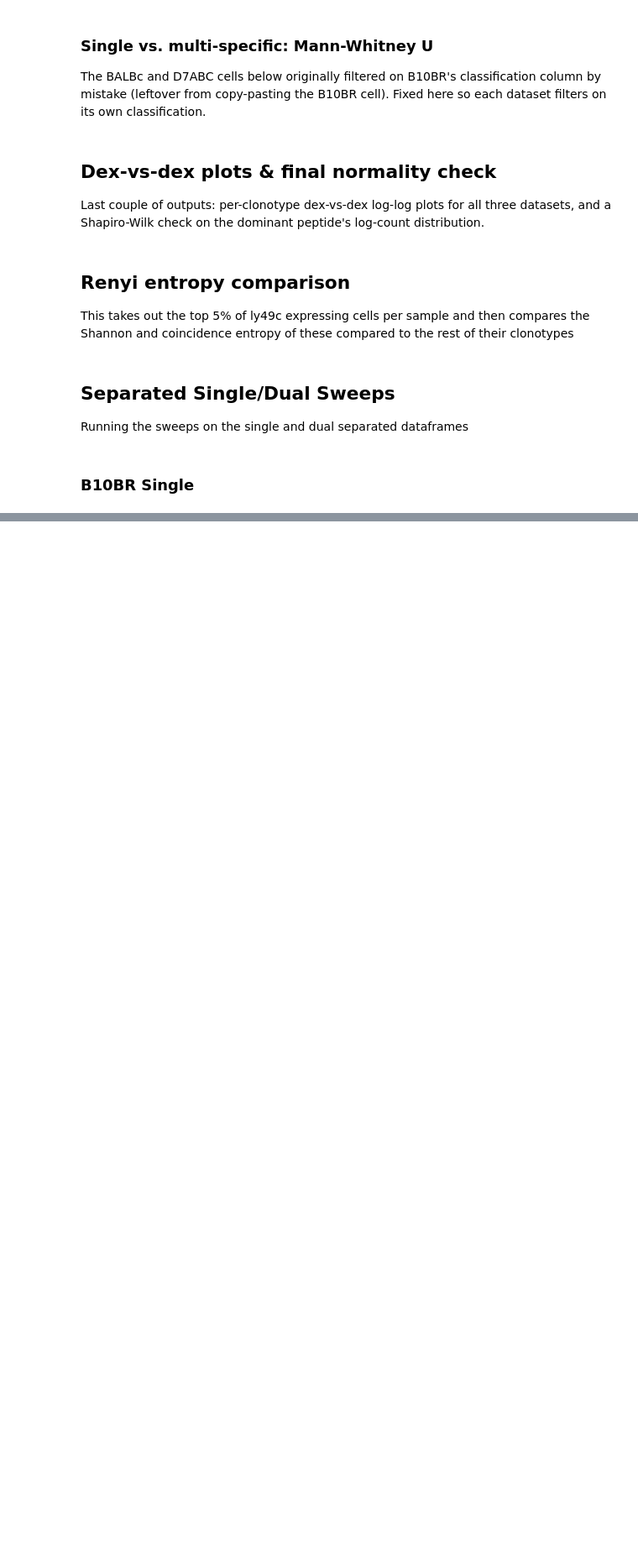
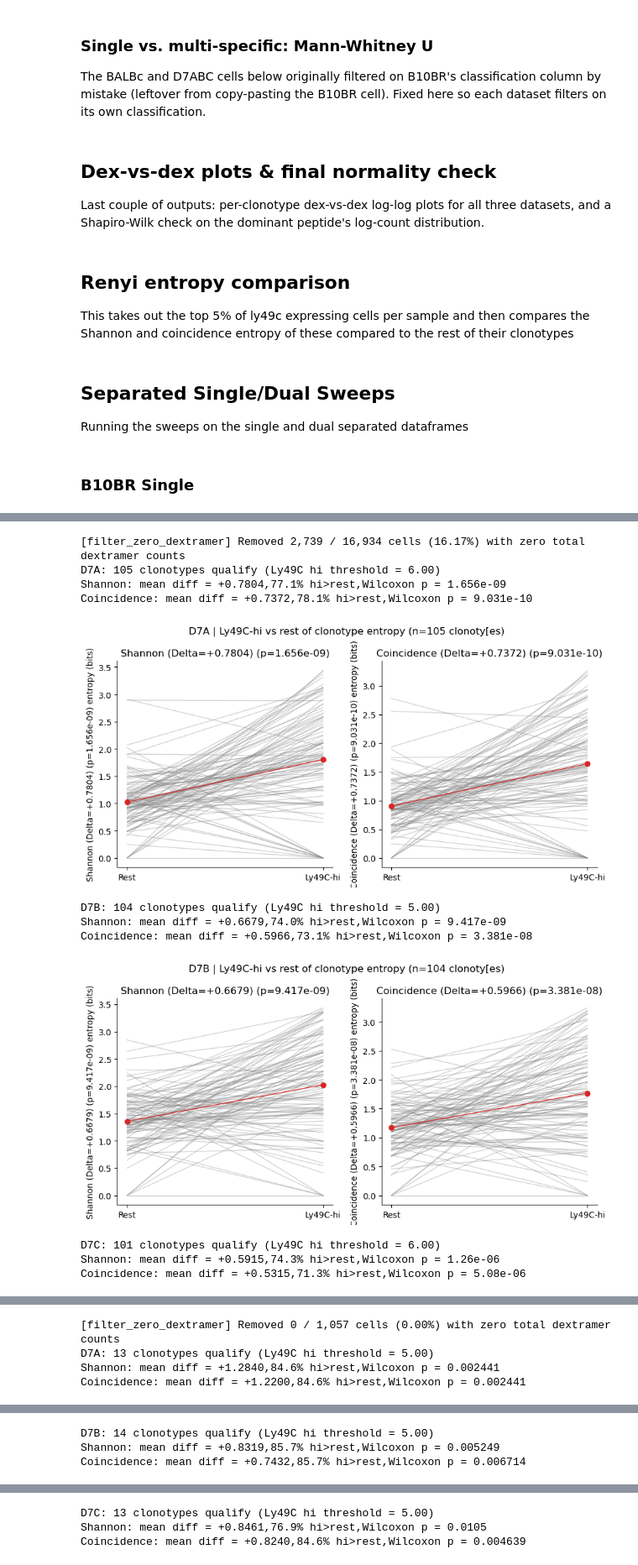
Before and after one commit to kingchalapati/Masters-Project, a Jupyter notebook: COMPARISON_3_FINAL.ipynb, the cells around one changed output, grey strips where cells are left out. Shown at 84% size. Drawn from its saved outputs; the diff is of its cells as text; code cells hidden in the pictures; blank space fills up the shorter version.

```diff
--- a/COMPARISON_3_FINAL.ipynb
+++ b/COMPARISON_3_FINAL.ipynb
@@ -4772,0 +4769,43 @@ Coincidence: mean diff = +0.1520,61.5% hi>rest,Wilcoxon p = 0.1227
+# %%
+results_d7abc = ly49c_hi_vs_rest_entropy(
+    df=df_d7abc_singles,
+    ct_col=CT_COL,
+    sample_col=SAMPLE_COL,
+    ly49c_col=LY49C_COL,
+    markers=markers_b10br,
+    single_or_dual='single',
+    samples=['D7A', 'D7B', 'D7C']
+)
+
+results_d7abc = ly49c_hi_vs_rest_entropy(
+    df=df_d7abc_duals,
+    ct_col=CT_COL,
+    sample_col=SAMPLE_COL,
+    ly49c_col=LY49C_COL,
+    markers=markers_b10br,
+    single_or_dual='dual',
+    samples=['D7A', 'D7B', 'D7C']
+)
+
+results_d7abc = ly49c_hi_vs_rest_entropy(
+    df=df_d7abc,
+    ct_col=CT_COL,
+    sample_col=SAMPLE_COL,
+    ly49c_col=LY49C_COL,
+    markers=markers_b10br,
+    single_or_dual='pre-split',
+    samples=['D7A', 'D7B', 'D7C']
+)
+# %% [output]
+[filter_zero_dextramer] Removed 2,739 / 16,934 cells (16.17%) with zero total dextramer counts
+D7A: 105 clonotypes qualify (Ly49C hi threshold = 6.00)
+Shannon: mean diff = +0.7804,77.1% hi>rest,Wilcoxon p = 1.656e-09
+Coincidence: mean diff = +0.7372,78.1% hi>rest,Wilcoxon p = 9.031e-10
+[figure, added]
+D7B: 104 clonotypes qualify (Ly49C hi threshold = 5.00)
+Shannon: mean diff = +0.6679,74.0% hi>rest,Wilcoxon p = 9.417e-09
+Coincidence: mean diff = +0.5966,73.1% hi>rest,Wilcoxon p = 3.381e-08
+[figure, added]
+D7C: 101 clonotypes qualify (Ly49C hi threshold = 6.00)
+Shannon: mean diff = +0.5915,74.3% hi>rest,Wilcoxon p = 1.26e-06
+Coincidence: mean diff = +0.5315,71.3% hi>rest,Wilcoxon p = 5.08e-06
@@ -4772,0 +4813,4 @@ Coincidence: mean diff = +0.1520,61.5% hi>rest,Wilcoxon p = 0.1227
+[filter_zero_dextramer] Removed 0 / 1,057 cells (0.00%) with zero total dextramer counts
+D7A: 13 clonotypes qualify (Ly49C hi threshold = 5.00)
+Shannon: mean diff = +1.2840,84.6% hi>rest,Wilcoxon p = 0.002441
+Coincidence: mean diff = +1.2200,84.6% hi>rest,Wilcoxon p = 0.002441
@@ -4772,0 +4818,3 @@ Coincidence: mean diff = +0.1520,61.5% hi>rest,Wilcoxon p = 0.1227
+D7B: 14 clonotypes qualify (Ly49C hi threshold = 5.00)
+Shannon: mean diff = +0.8319,85.7% hi>rest,Wilcoxon p = 0.005249
+Coincidence: mean diff = +0.7432,85.7% hi>rest,Wilcoxon p = 0.006714
@@ -4772,0 +4822,3 @@ Coincidence: mean diff = +0.1520,61.5% hi>rest,Wilcoxon p = 0.1227
+D7C: 13 clonotypes qualify (Ly49C hi threshold = 5.00)
+Shannon: mean diff = +0.8461,76.9% hi>rest,Wilcoxon p = 0.0105
+Coincidence: mean diff = +0.8240,84.6% hi>rest,Wilcoxon p = 0.004639
```
Also changed, not shown: parts of 7 cells of this notebook, 28 other files.
